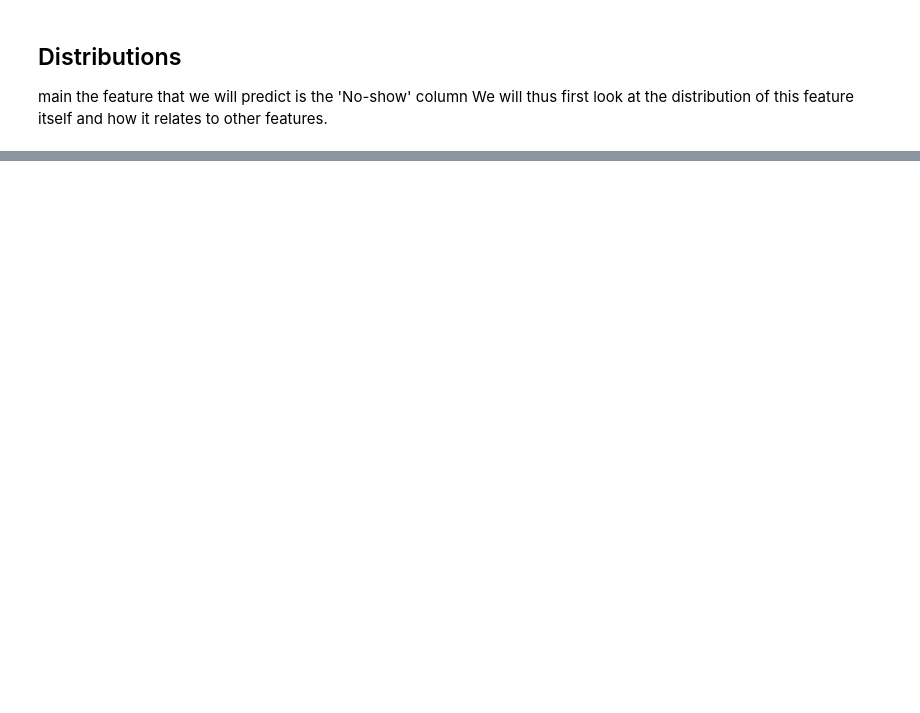
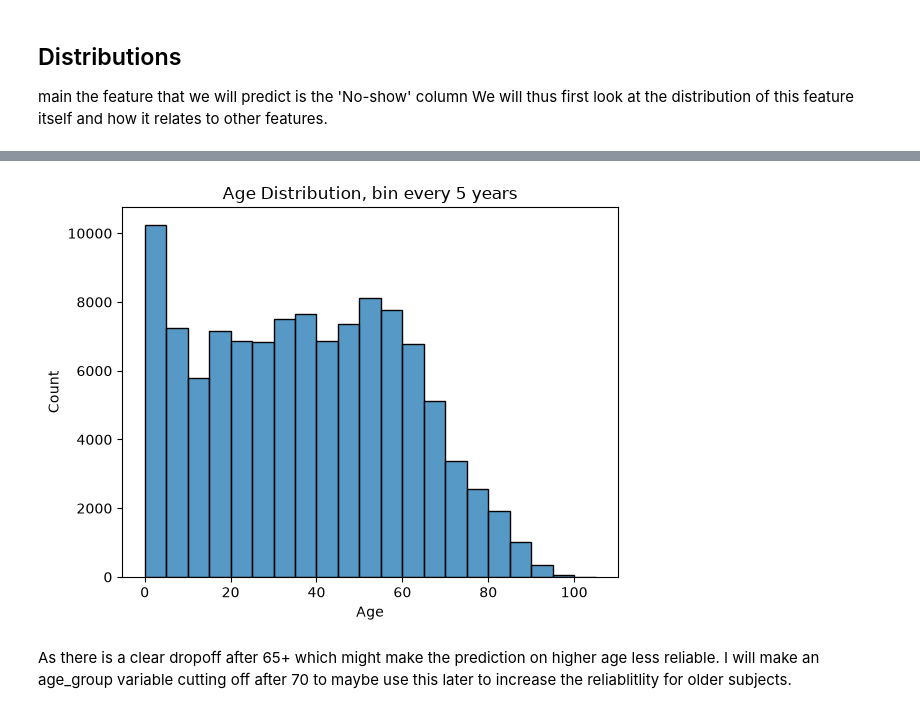
Before and after one commit to JC-Frank/ML-zoomcamp-homework, a Jupyter notebook: Midtermproject/notebook.ipynb, the cells around one changed output, grey strips where cells are left out. Saved outputs shown, nothing was run; the diff lists cells and outputs as text; code cells hidden in the pictures; blank space fills up the shorter version.

```diff
--- a/Midtermproject/notebook.ipynb
+++ b/Midtermproject/notebook.ipynb
@@ -69,0 +233,16 @@ We will thus first look at the distribution of this feature itself and how it re
+# %%
+age_hist = sns.histplot(df.age, bins=range(0, int(df["age"].max()) + 6, 5))
+age_hist.plot(
+    kind="hist",
+    stacked=True,
+    figsize=(10, 6)
+)
+
+plt.xlabel("Age")
+plt.ylabel("Count")
+plt.title("Age Distribution, bin every 5 years")
+plt.show()
+# %% [output]
+[figure, added]
+# %% [markdown]
+As there is a clear dropoff after 65+ which might make the prediction on higher age less reliable. I will make an age_group variable cutting off after 70 to maybe use this later to increase the reliablitlity for older subjects.
```
Also changed, not shown: parts of 161 cells of this notebook, 2 other files.
